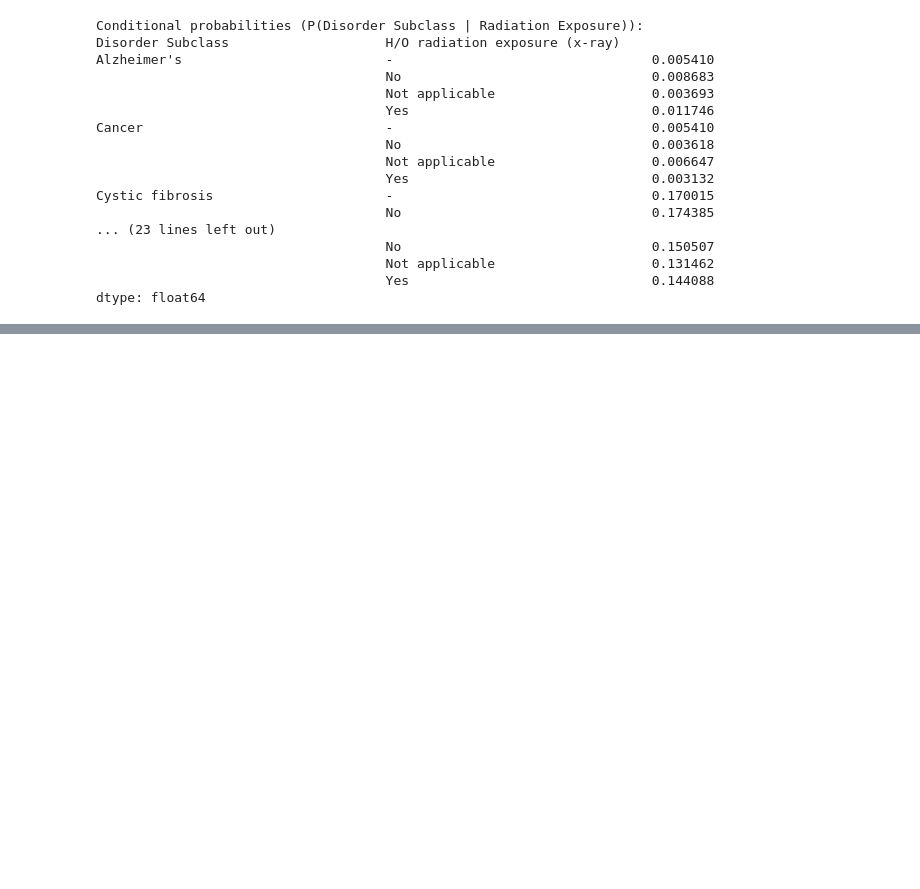
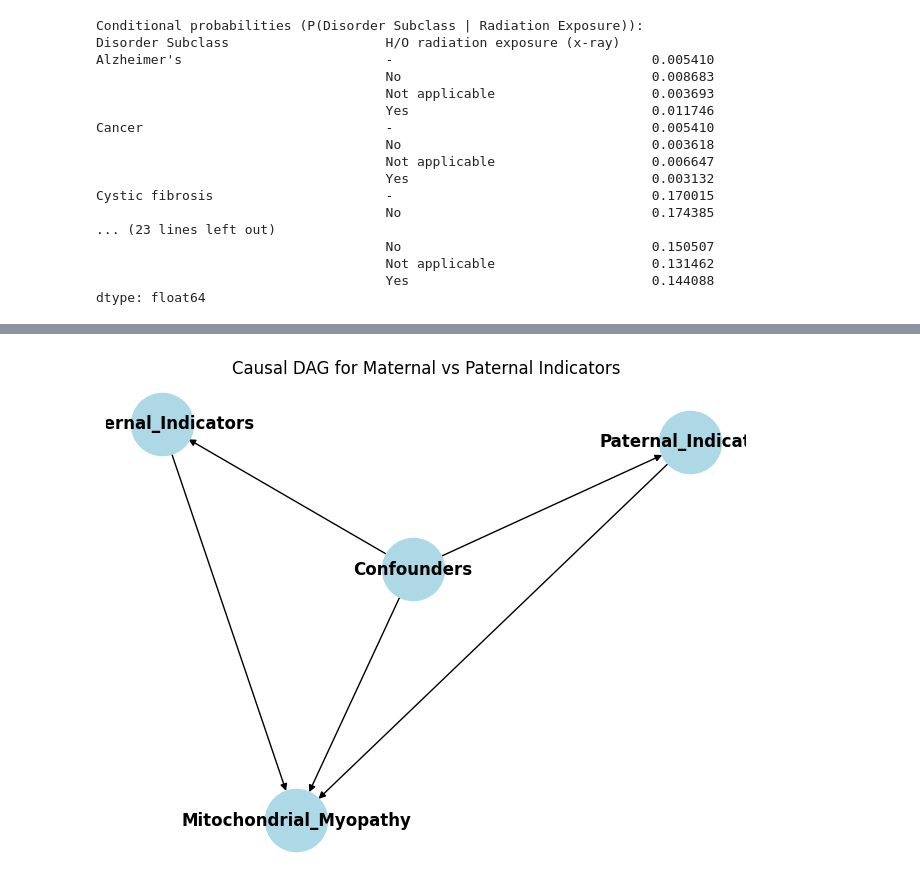
Before and after one commit to roopinissk/inheritance, a Jupyter notebook: main.ipynb, the cells around one changed output, grey strips where cells are left out. Saved outputs shown, nothing was run; the diff lists cells and outputs as text; code cells hidden in the pictures; blank space fills up the shorter version.

```diff
--- a/main.ipynb
+++ b/main.ipynb
@@ -287,0 +511,21 @@ plt.show()
+# %%
+import networkx as nx
+import matplotlib.pyplot as plt
+
+# Define the DAG
+dag = nx.DiGraph()
+dag.add_edges_from([
+    ("Maternal_Indicators", "Mitochondrial_Myopathy"),
+    ("Paternal_Indicators", "Mitochondrial_Myopathy"),
+    ("Confounders", "Maternal_Indicators"),
+    ("Confounders", "Paternal_Indicators"),
+    ("Confounders", "Mitochondrial_Myopathy")
+])
+
+# Draw the DAG
+pos = nx.spring_layout(dag)
+nx.draw(dag, pos, with_labels=True, node_color="lightblue", node_size=2000, font_size=12, font_weight="bold")
+plt.title("Causal DAG for Maternal vs Paternal Indicators")
+plt.show()
+# %% [output]
+[figure, added]
```
Also changed, not shown: parts of 33 cells of this notebook.
